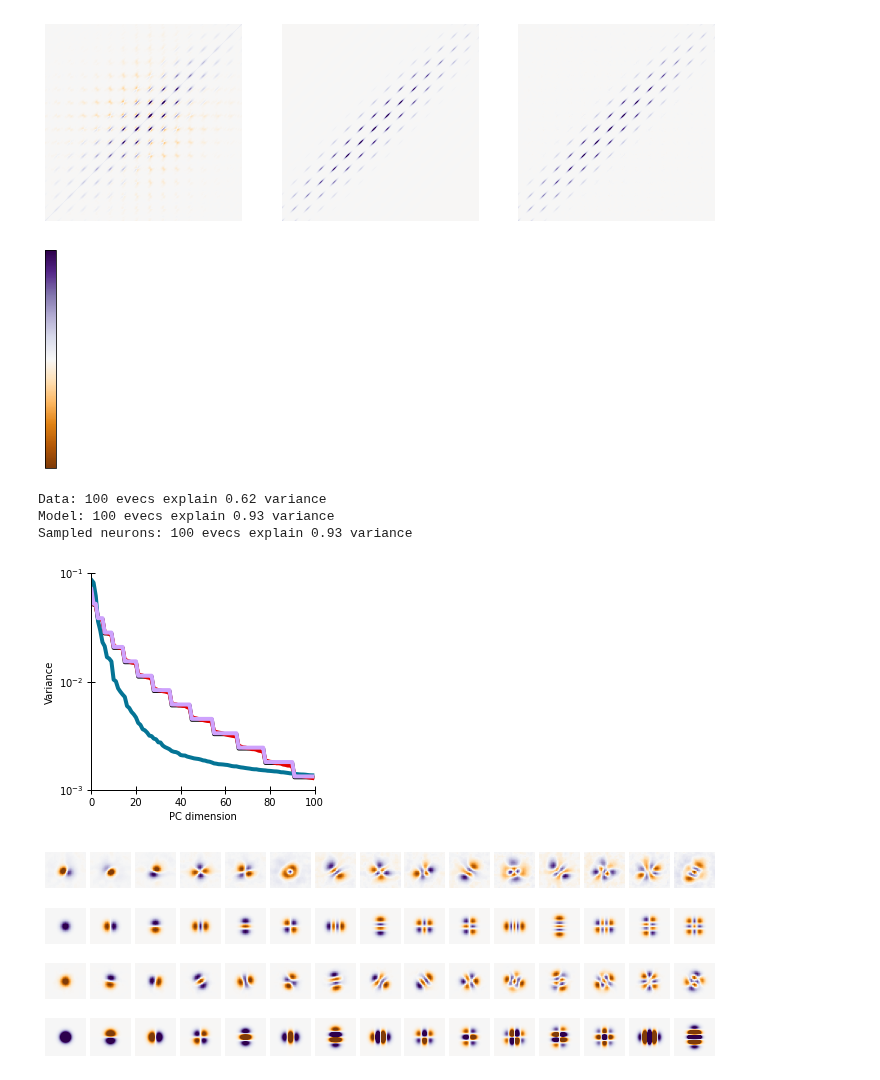
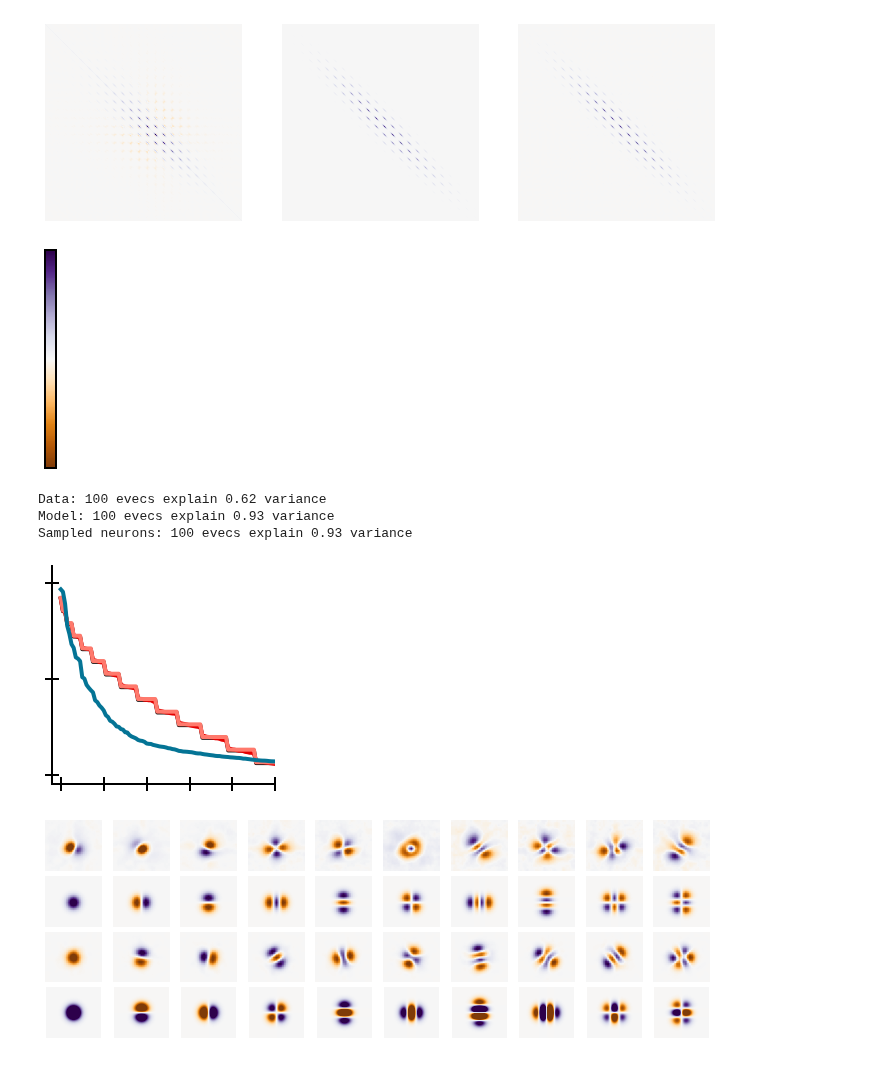
Before and after one commit to BruntonUWBio/structured-random-features, a Jupyter notebook: notebooks/reports/10.4.1-bp-paper-fig-v1-covariance-natural-images.ipynb, the cells around one changed output. Drawn from its saved outputs; the diff is of its cells as text; code cells hidden in the pictures.

Commit message:
Scripts to make supplementary figures for other V1 datasets and initialization with V1 weights.

```diff
--- a/notebooks/reports/10.4.1-bp-paper-fig-v1-covariance-natural-images.ipynb
+++ b/notebooks/reports/10.4.1-bp-paper-fig-v1-covariance-natural-images.ipynb
@@ -6,6 +7,19 @@ import matplotlib.pyplot as plt
 import numpy as np
 import pickle
 from skimage.transform import resize
+# %%
+## set the matplotlib params
+mpl.rcParams['xtick.major.size'] = 14
+mpl.rcParams['xtick.major.width'] = 2
+mpl.rcParams['ytick.major.size'] = 14
+mpl.rcParams['ytick.major.width'] = 2
+mpl.rcParams['ytick.minor.size'] = 0
+mpl.rcParams['xtick.minor.size'] = 0
+mpl.rcParams['xtick.direction'] = 'inout'
+mpl.rcParams['ytick.direction'] = 'inout'
+mpl.rcParams['axes.linewidth'] = 2
+mpl.rcParams['axes.spines.right'] = False
+mpl.rcParams['axes.spines.top'] = False
 # %%
 data_dir = abspath(join(getcwd(), '../../'))
 # %%
@@ -20,27 +34,27 @@ evals = results['evals']
 fig = plt.figure(figsize=(12, 4))
 ax = fig.add_subplot(1, 3, 1)
 plt.imshow(cov_mat['data'], cmap='PuOr') # PiYG_r
-plt.clim(-4, 4)
+plt.clim(-5, 5)
 plt.axis('off')
-plt.xlim(150, 550)
-plt.ylim(150, 550)
+# plt.xlim(150, 550)
+# plt.ylim(150, 550)
 
 ax = fig.add_subplot(1, 3, 2)
 plt.imshow(cov_mat['model'], cmap='PuOr')
-plt.clim(-4, 4)
+plt.clim(-5, 5)
 plt.axis('off')
-plt.xlim(150, 550)
-plt.ylim(150, 550)
+# plt.xlim(150, 550)
+# plt.ylim(150, 550)
 
 ax = fig.add_subplot(1, 3, 3)
 plot = plt.imshow(cov_mat['finite'], cmap='PuOr')
-plt.clim(-4, 4)
+plt.clim(-5, 5)
 plt.axis('off')
-plt.xlim(150, 550)
-plt.ylim(150, 550)
-plt.savefig(data_dir + '/reports/figures/paper_figs/figure_5/covmat_v1_nat_img.pdf',
-            dpi=300, transparent=True,
-           bbox_inches = 'tight', pad_inches = 0)
+# plt.xlim(150, 550)
+# plt.ylim(150, 550)
+# plt.savefig(data_dir + '/reports/figures/paper_figs/supp_figs/covmat_v1_nat_img.pdf',
+#             dpi=300, transparent=True,
+#            bbox_inches = 'tight', pad_inches = 0)
 
 # save the colorbar separately
 fig, ax = plt.subplots(figsize=(8, 4))
@@ -51,53 +65,47 @@ ax.remove()
 #             dpi=300, transparent=True,
 #            bbox_inches = 'tight', pad_inches = 0)
 # %% [output]
-[figure, old version]
+[figure, new version]
-[figure, old version]
+[figure, new version]
 # %%
 # plot the eigenvalues
 evals['data'] /= np.sum(evals['data'])
 evals['model'] /= np.sum(evals['model'])
 evals['finite'] /= np.sum(evals['finite'])
 evals['analytical'] /= np.sum(evals['analytical'])
 
 
 t = 100
 fig = plt.figure(figsize=(4, 4))
 ax = fig.add_subplot(111)
 plt.semilogy(np.flip(evals['model'])[:t], '-', lw=4, c='#000000', alpha=1)
 plt.semilogy(np.flip(evals['finite'])[:t], '-', lw=4, c='#e50000', alpha=1)
+plt.semilogy(np.flip(evals['analytical'])[:t], '-', lw=4, c='#ff796c', alpha=1)
 plt.semilogy(np.flip(evals['data'])[:t], '-', lw=4, c='#047495', alpha=1)
-plt.semilogy(np.flip(evals['analytical'])[:t], '-', lw=4, c='#cea2fd', alpha=1)
-plt.ylabel('Variance')
-plt.xlabel('PC dimension')
+# plt.ylabel('Variance')
+# plt.xlabel('PC dimension')
 
 # format ticks
-ax.tick_params(axis = 'both', which = 'major', direction='inout', labelsize = 10, width=1, length=8)
-ax.tick_params(axis = 'both', which = 'minor', direction='inout', labelsize = 0, width=0, length=0)
-plt.xlim(0, 100)
-plt.ylim(1E-3, 1E-1)
-# plt.yticks(np.arange(0, 0.2, 0.05))
+plt.xlim(-4, 100)
+plt.ylim(8E-4, 1.5E-1)
 plt.xticks(np.arange(0, 110, 20))
+ax.set_xticklabels([])
+ax.set_yticklabels([])
 
-# format axes
-for axis in ['left', 'bottom']:
-    ax.spines[axis].set_linewidth(1)
-for axis in ['top', 'right']:
-    ax.spines[axis].set_visible(False)
 
-plt.savefig(data_dir + '/reports/figures/paper_figs/figure_5/evals_v1_nat_img.pdf',
+plt.savefig(data_dir + '/reports/figures/paper_figs/supp_figs/evals_v1_nat_img.pdf',
             dpi=300, transparent=True,
            bbox_inches = 'tight', pad_inches = 0)
 
 t = 100
 print('Data: %d evecs explain %0.2f variance' % (t, np.sum(evals['data'][-t:])))
 print('Model: %d evecs explain %0.2f variance' % (t, np.sum(evals['model'][-t:])))
 print('Sampled neurons: %d evecs explain %0.2f variance' % (t, np.sum(evals['finite'][-t:])))
 # %% [output]
 Data: 100 evecs explain 0.62 variance
 Model: 100 evecs explain 0.93 variance
 Sampled neurons: 100 evecs explain 0.93 variance
-[figure, old version]
+[figure, new version]
 # %%
 # plot eigenvectors
 dim = (24, 27)
@@ -113,29 +121,29 @@ a = [0, 2, 1, 4, 5, 3, 9, 8, 6, 7] # analytical order
 
 factor = 1 # resize factor
 fig = plt.figure(figsize=(12, 4))
-for i in range(15):
-    ax = fig.add_subplot(4, 15, i + 1)
+for i in range(10):
+    ax = fig.add_subplot(4, 10, i + 1)
     img = evecs['data'][:, - i-1].reshape(dim)
     img = resize(img, (img.shape[0] // factor, img.shape[1] // factor), anti_aliasing=True)
     plt.imshow(img, cmap='PuOr')
     plt.clim(-0.2, 0.2)
     plt.axis('off')
 
-    ax = fig.add_subplot(4, 15, 15 + i + 1)
+    ax = fig.add_subplot(4, 10, 10 + i + 1)
     img = evecs['model'][:, -i-1].reshape(dim)
     img = resize(img, (img.shape[0] // factor, img.shape[1] // factor), anti_aliasing=True)
     plt.imshow(img, cmap='PuOr')
     plt.clim(-0.2, 0.2)
     plt.axis('off')
 
-    ax = fig.add_subplot(4, 15, 30 + i + 1)
+    ax = fig.add_subplot(4, 10, 20 + i + 1)
     img = evecs['finite'][:,  - i - 1].reshape(dim)
     img = resize(img, (img.shape[0] // factor, img.shape[1] // factor), anti_aliasing=True)
     plt.imshow(img, cmap='PuOr')
     plt.clim(-0.2, 0.2)
     plt.axis('off')
 
-    ax = fig.add_subplot(4, 15, 45 + i + 1)
+    ax = fig.add_subplot(4, 10, 30 + i + 1)
     img = evecs['analytical'][i].reshape(240, 260)
     plt.imshow(img, cmap='PuOr')
     plt.clim(-0.3, 0.3)
@@ -143,8 +151,8 @@ for i in range(15):
 
 # plt.tight_layout()
 plt.subplots_adjust(wspace=0.1, hspace=0.1)
-plt.savefig(data_dir + '/reports/figures/paper_figs/figure_5/evecs_v1_nat_img.pdf',
+plt.savefig(data_dir + '/reports/figures/paper_figs/supp_figs/evecs_v1_nat_img.pdf',
             dpi=300, transparent=True,
            bbox_inches = 'tight', pad_inches=0)
 # %% [output]
-[figure, old version]
+[figure, new version]
```
Also changed, not shown: parts of 2 cells of this notebook, 9 other files.
